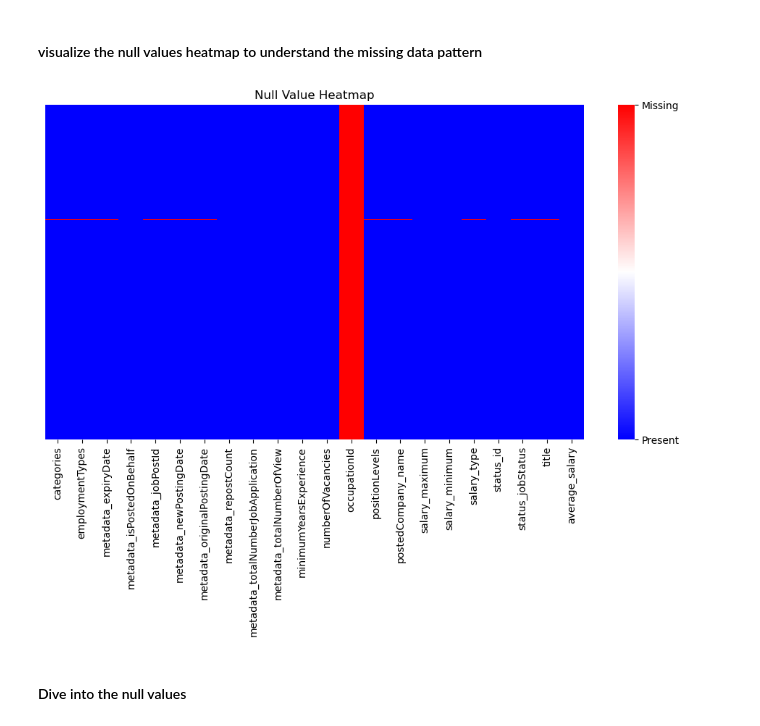
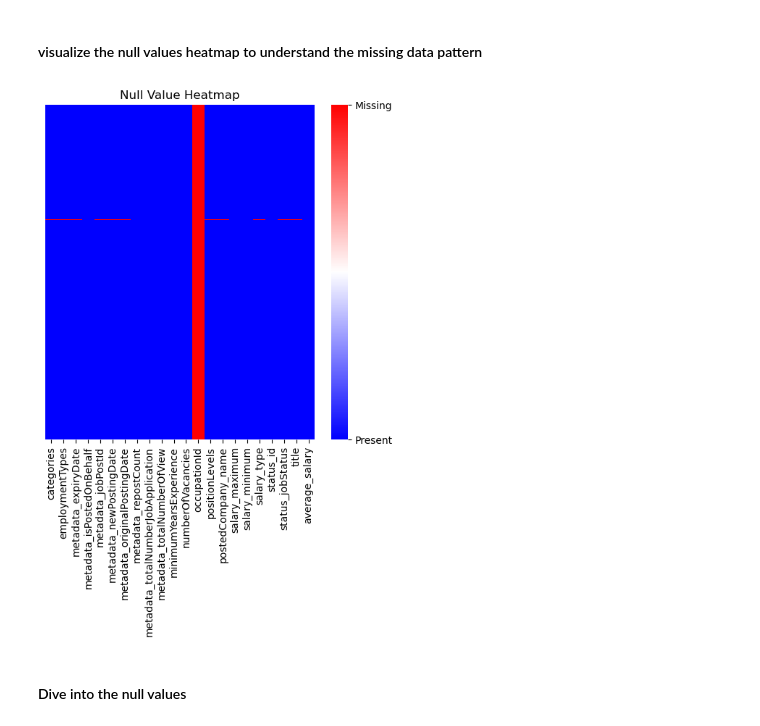
Before and after one commit to zeroonyx/6m-data-1-groupproject, a Jupyter notebook: personaD.ipynb, the cells around one changed output. Cells and saved outputs as stored; diff of their text form; code cells hidden in the pictures.

Commit message:
draft visualizations

```diff
--- a/personaD.ipynb
+++ b/personaD.ipynb
@@ -121,13 +122,13 @@ max               999.00
 #### visualize the null values heatmap to understand the missing data pattern
 # %%
 # visualize the null values
-plt.figure(figsize=(12, 6))
+plt.figure(figsize=(6, 6))
 ax = sns.heatmap(df.isnull(), cbar=True, yticklabels=False, cmap='bwr', cbar_kws={'ticks': [0, 1]})
 ax.collections[0].colorbar.set_ticklabels(['Present', 'Missing'])
 plt.title('Null Value Heatmap')
 plt.show()
 # %% [output]
-[figure, old version]
+[figure, new version]
 # %% [markdown]
 #### Dive into the null values
 # %%
```
Also changed, not shown: parts of 63 cells of this notebook, 2 other files.
